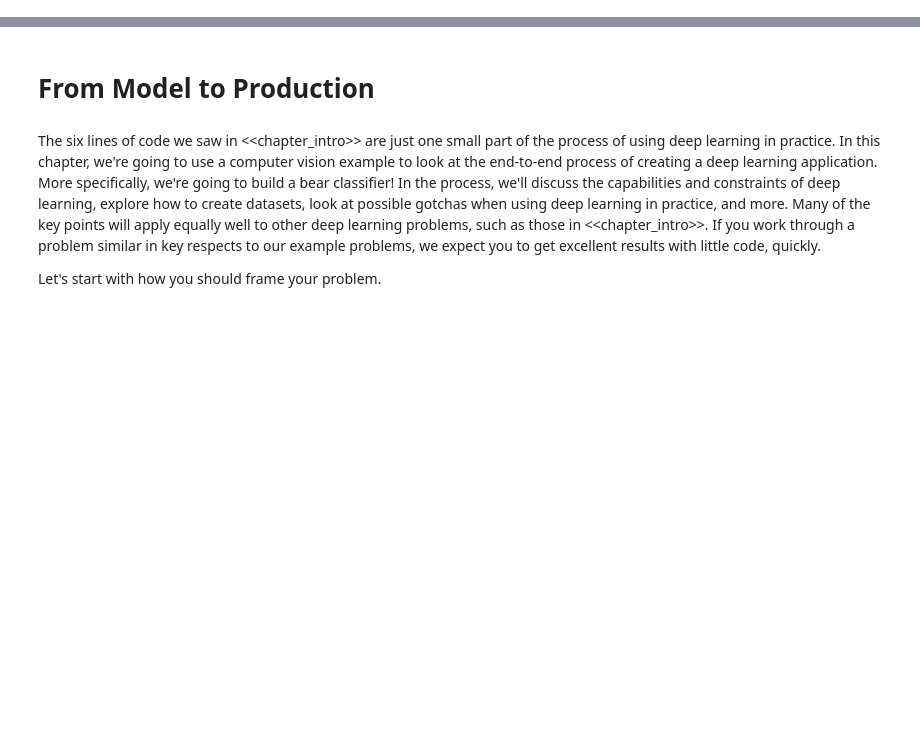
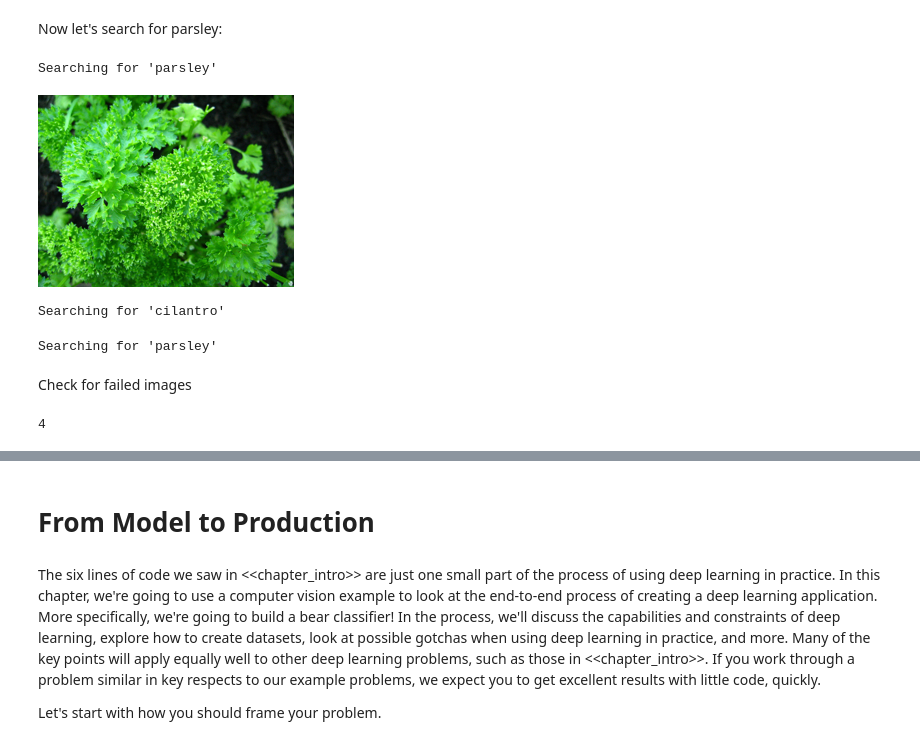
Before and after one commit to davidashirov/fast-ai-course, a Jupyter notebook: 02_production.ipynb, the cells around one changed output, grey strips where cells are left out. Drawn from its saved outputs; the diff is of its cells as text; code cells hidden in the pictures; blank space fills up the shorter version.

```diff
--- a/02_production.ipynb
+++ b/02_production.ipynb
@@ -11,0 +66,30 @@ from fastai.vision.widgets import *
+# %% [markdown]
+Now let's search for parsley:
+# %%
+download_url(search_images('parsley', max_images=1)[0], 'parsley.jpg', show_progress=False)
+Image.open('parsley.jpg').to_thumb(256,256)
+# %% [output]
+Searching for 'parsley'
+[figure, added]
+# %%
+searches = 'cilantro','parsley'
+path = Path('parsley_or_cilantro')
+from time import sleep
+
+for o in searches:
+    dest = (path/o)
+    dest.mkdir(exist_ok=True, parents=True)
+    download_images(dest, urls=search_images(f'{o}', max_images=100))
+    sleep(10)
+    resize_images(path/o, max_size=400, dest=path/o)
+# %% [output]
+Searching for 'cilantro'
+Searching for 'parsley'
+# %% [markdown]
+Check for failed images
+# %%
+failed = verify_images(get_image_files(path))
+failed.map(Path.unlink)
+len(failed)
+# %% [output]
+4
```
Also changed, not shown: parts of 17 cells of this notebook.
